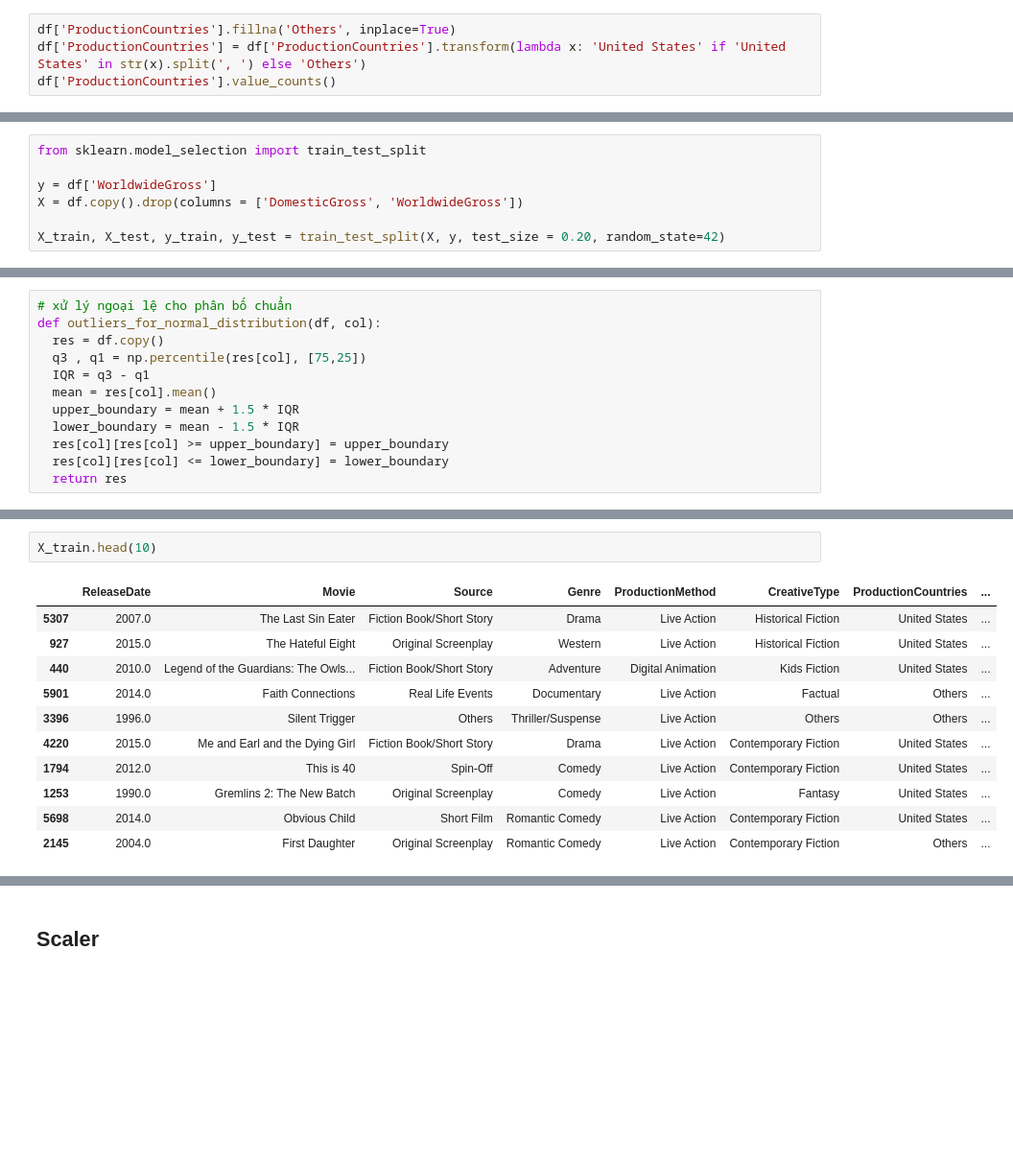
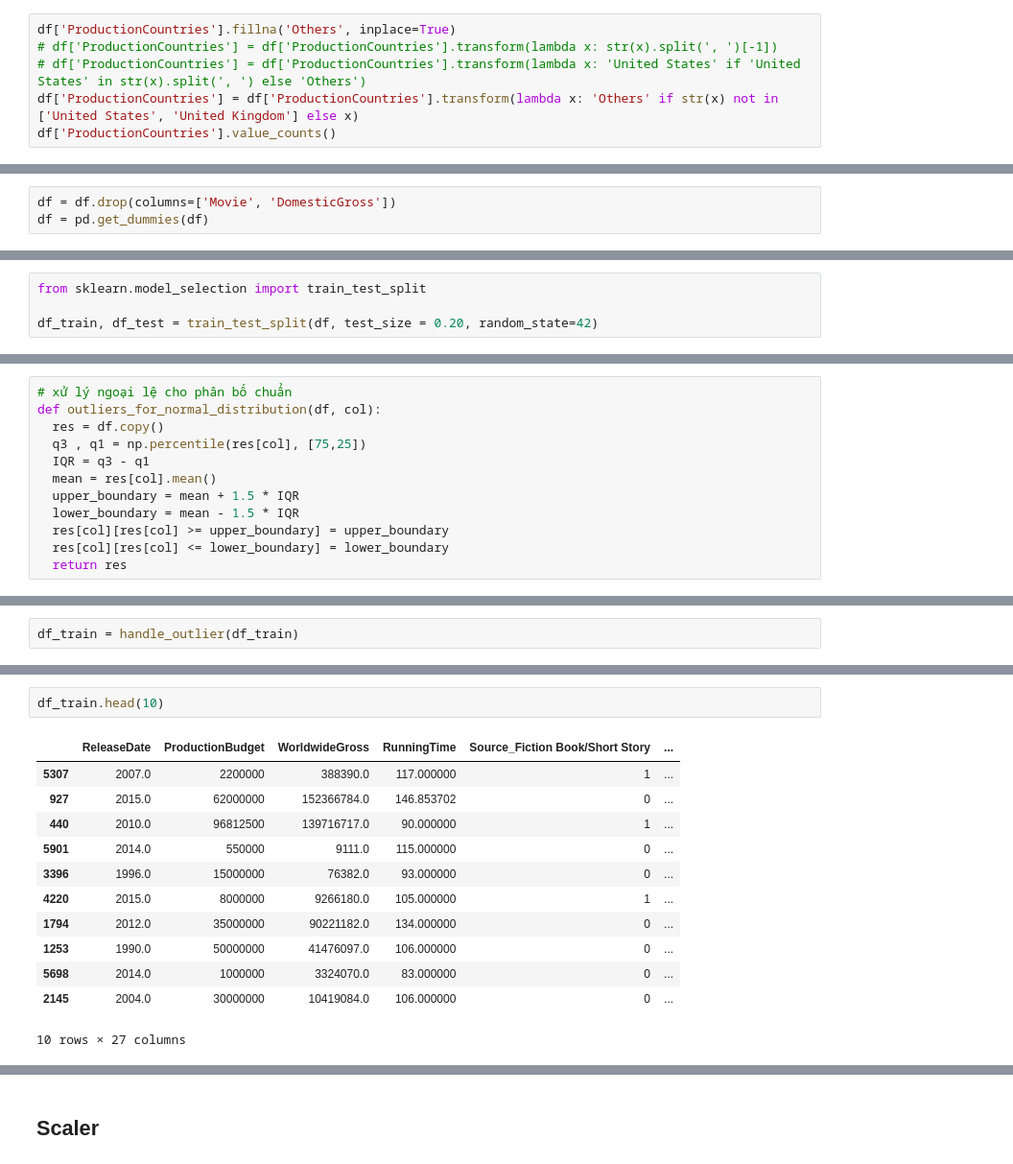
Before and after one commit to huynhthiailinh/data-science-predict-movie-s-sales, a Jupyter notebook: 08 - Dự đoán doanh thu phim/main.ipynb, the cells around one changed output, grey strips where cells are left out. Shown at 96% size. Drawn from its saved outputs; the diff is of its cells as text; blank space fills up the shorter version.

```diff
--- a/08 - Dự đoán doanh thu phim/main.ipynb
+++ b/08 - Dự đoán doanh thu phim/main.ipynb
@@ -559,6 +600,8 @@ sorted(collections.Counter(data).items(), key=lambda item: item[1], reverse = Tr
  ('Canada', 146)]
 # %%
 df['ProductionCountries'].fillna('Others', inplace=True)
-df['ProductionCountries'] = df['ProductionCountries'].transform(lambda x: 'United States' if 'United States' in str(x).split(', ') else 'Others')
+# df['ProductionCountries'] = df['ProductionCountries'].transform(lambda x: str(x).split(', ')[-1])
+# df['ProductionCountries'] = df['ProductionCountries'].transform(lambda x: 'United States' if 'United States' in str(x).split(', ') else 'Others')
+df['ProductionCountries'] = df['ProductionCountries'].transform(lambda x: 'Others' if str(x) not in ['United States', 'United Kingdom'] else x)
 df['ProductionCountries'].value_counts()
 # %% [output]
@@ -629,3 +682,6 @@ dtype: int64
+# %%
+df = df.drop(columns=['Movie', 'DomesticGross'])
+df = pd.get_dummies(df)
 # %% [markdown]
 ### split train and test
 # %%
@@ -646,10 +712,7 @@ df.to_csv('clean-data.csv')
 # %%
 from sklearn.model_selection import train_test_split
 
-y = df['WorldwideGross']
-X = df.copy().drop(columns = ['DomesticGross', 'WorldwideGross'])
-
-X_train, X_test, y_train, y_test = train_test_split(X, y, test_size = 0.20, random_state=42)
+df_train, df_test = train_test_split(df, test_size = 0.20, random_state=42)
 # %% [markdown]
 ### Ouliers
 # %%
@@ -727,0 +790,2 @@ def handle_outlier(df):
+# %%
+df_train = handle_outlier(df_train)
@@ -749,15 +831,16 @@ sns.boxplot(data=X_train, x='RunningTime', ax=axes[1])
 # %%
-X_train.head(10)
+df_train.head(10)
 # %% [output]
-|  | ReleaseDate | Movie | Source | Genre | ProductionMethod | CreativeType | ProductionCountries | ... |
-| 5307 | 2007.0 | The Last Sin Eater | Fiction Book/Short Story | Drama | Live Action | Historical Fiction | United States | ... |
-| 927 | 2015.0 | The Hateful Eight | Original Screenplay | Western | Live Action | Historical Fiction | United States | ... |
-| 440 | 2010.0 | Legend of the Guardians: The Owls... | Fiction Book/Short Story | Adventure | Digital Animation | Kids Fiction | United States | ... |
-| 5901 | 2014.0 | Faith Connections | Real Life Events | Documentary | Live Action | Factual | Others | ... |
-| 3396 | 1996.0 | Silent Trigger | Others | Thriller/Suspense | Live Action | Others | Others | ... |
-| 4220 | 2015.0 | Me and Earl and the Dying Girl | Fiction Book/Short Story | Drama | Live Action | Contemporary Fiction | United States | ... |
-| 1794 | 2012.0 | This is 40 | Spin-Off | Comedy | Live Action | Contemporary Fiction | United States | ... |
-| 1253 | 1990.0 | Gremlins 2: The New Batch | Original Screenplay | Comedy | Live Action | Fantasy | United States | ... |
-| 5698 | 2014.0 | Obvious Child | Short Film | Romantic Comedy | Live Action | Contemporary Fiction | United States | ... |
-| 2145 | 2004.0 | First Daughter | Original Screenplay | Romantic Comedy | Live Action | Contemporary Fiction | Others | ... |
+|  | ReleaseDate | ProductionBudget | WorldwideGross | RunningTime | Source_Fiction Book/Short Story | ... |
+| 5307 | 2007.0 | 2200000 | 388390.0 | 117.000000 | 1 | ... |
+| 927 | 2015.0 | 62000000 | 152366784.0 | 146.853702 | 0 | ... |
+| 440 | 2010.0 | 96812500 | 139716717.0 | 90.000000 | 1 | ... |
+| 5901 | 2014.0 | 550000 | 9111.0 | 115.000000 | 0 | ... |
+| 3396 | 1996.0 | 15000000 | 76382.0 | 93.000000 | 0 | ... |
+| 4220 | 2015.0 | 8000000 | 9266180.0 | 105.000000 | 1 | ... |
+| 1794 | 2012.0 | 35000000 | 90221182.0 | 134.000000 | 0 | ... |
+| 1253 | 1990.0 | 50000000 | 41476097.0 | 106.000000 | 0 | ... |
+| 5698 | 2014.0 | 1000000 | 3324070.0 | 83.000000 | 0 | ... |
+| 2145 | 2004.0 | 30000000 | 10419084.0 | 106.000000 | 0 | ... |
+10 rows × 27 columns
 # %%
```
Also changed, not shown: parts of 55 cells of this notebook, 1 other file.
